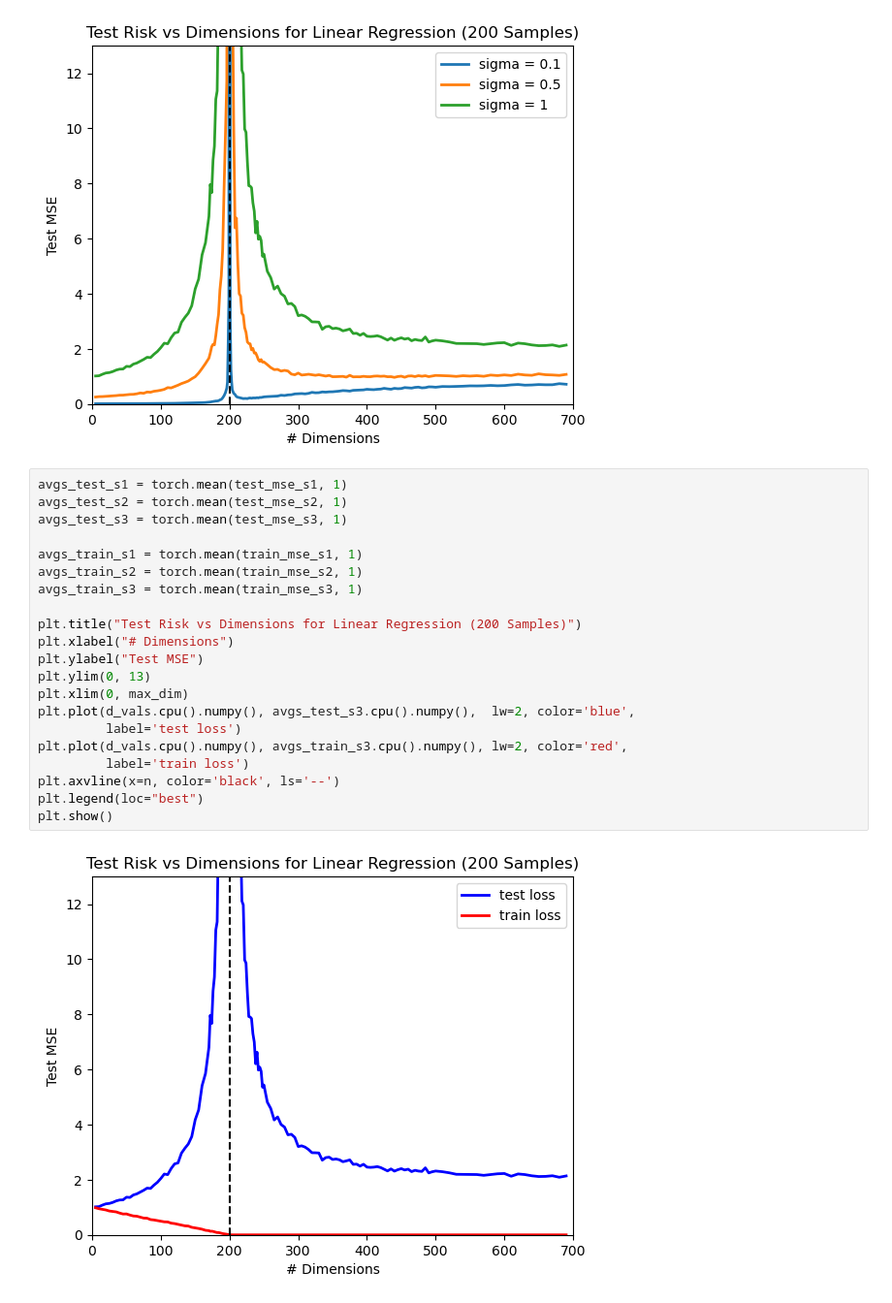
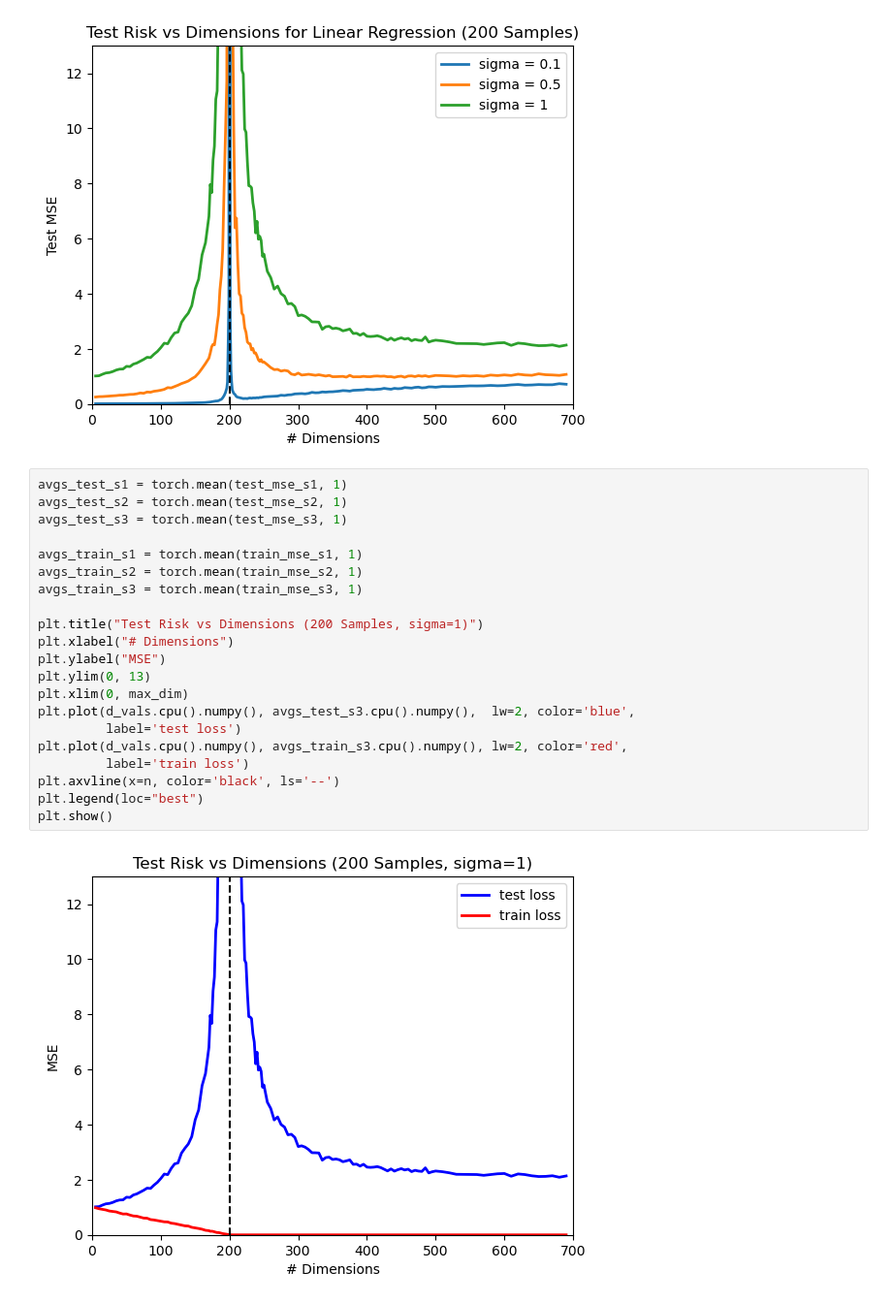
Before and after one commit to zs144/double-descent, a Jupyter notebook: simple_dd.ipynb, the cells around one changed output. Shown: that part at 97% size. Drawn from its saved outputs; the diff is of its cells as text.

Commit message:
Update an image

```diff
--- a/simple_dd.ipynb
+++ b/simple_dd.ipynb
@@ -100,23 +100,23 @@ plt.show()
 # %%
 avgs_test_s1 = torch.mean(test_mse_s1, 1)
 avgs_test_s2 = torch.mean(test_mse_s2, 1)
 avgs_test_s3 = torch.mean(test_mse_s3, 1)
 
 avgs_train_s1 = torch.mean(train_mse_s1, 1)
 avgs_train_s2 = torch.mean(train_mse_s2, 1)
 avgs_train_s3 = torch.mean(train_mse_s3, 1)
 
-plt.title("Test Risk vs Dimensions for Linear Regression (200 Samples)")
+plt.title("Test Risk vs Dimensions (200 Samples, sigma=1)")
 plt.xlabel("# Dimensions")
-plt.ylabel("Test MSE")
+plt.ylabel("MSE")
 plt.ylim(0, 13)
 plt.xlim(0, max_dim)
 plt.plot(d_vals.cpu().numpy(), avgs_test_s3.cpu().numpy(),  lw=2, color='blue',
          label='test loss')
 plt.plot(d_vals.cpu().numpy(), avgs_train_s3.cpu().numpy(), lw=2, color='red',
          label='train loss')
 plt.axvline(x=n, color='black', ls='--')
 plt.legend(loc="best")
 plt.show()
 # %% [output]
-[figure, old version]
+[figure, new version]
```
Also changed, not shown: 1 other file.
